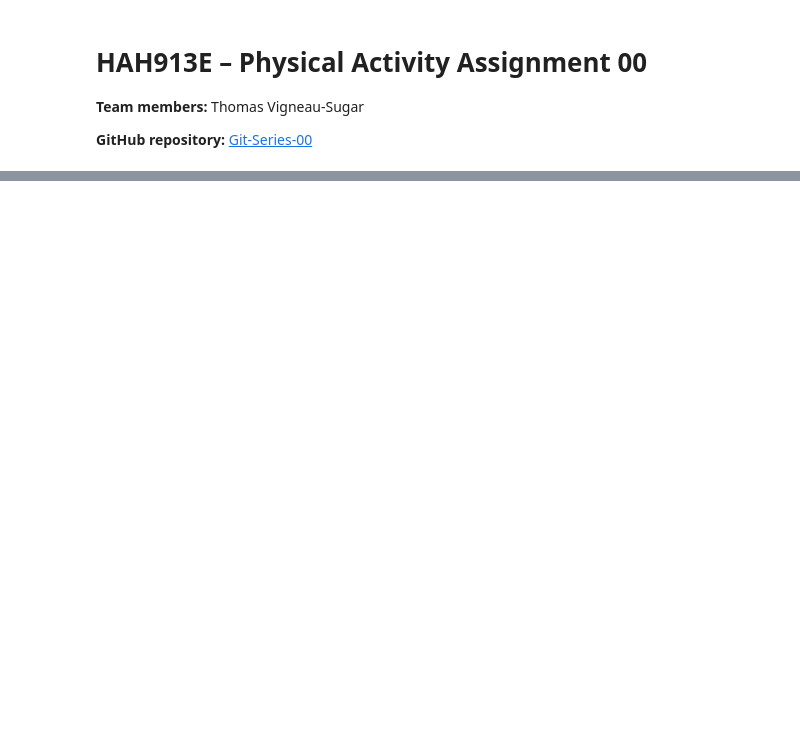
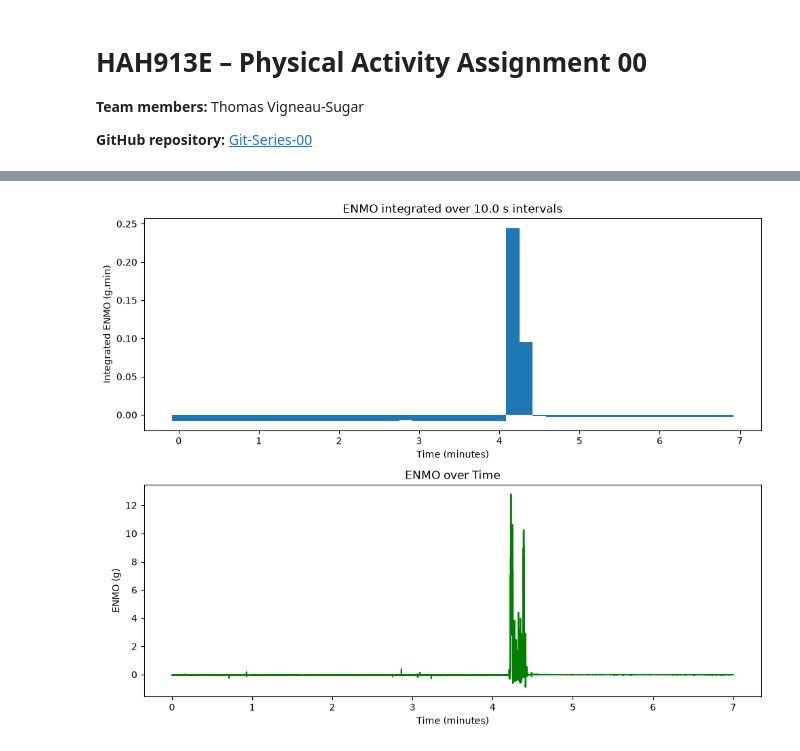
Before and after one commit to tom22121/Git-Series-00, a Jupyter notebook: HAH913E_PA_00.ipynb, the cells around one changed output, grey strips where cells are left out. Cells and saved outputs as stored; diff of their text form; code cells hidden in the pictures; blank space fills up the shorter version.

```diff
--- a/HAH913E_PA_00.ipynb
+++ b/HAH913E_PA_00.ipynb
@@ -194,0 +87,15 @@ The main period of increased physical activity is visible with all three epoch d
+# %%
+def integrate_enmo(enmo, epoch_seconds, fs):
+    samples_per_epoch = int(epoch_seconds * fs)
+    n_epochs = len(enmo) // samples_per_epoch
+
+    integrated = []
+
+    for i in range(n_epochs):
+        start = i * samples_per_epoch
+        end = start + samples_per_epoch
+        epoch = enmo[start:end]
+
+        integrated.append(np.sum(epoch) / (fs * 60))
+
+    return np.array(integrated)
@@ -194,0 +106,24 @@ The main period of increased physical activity is visible with all three epoch d
+# %%
+epoch_seconds = 10
+
+integrated_10 = integrate_enmo(enmo, epoch_seconds, fs)
+time_10 = np.arange(len(integrated_10)) * epoch_seconds / 60
+
+plt.figure(figsize=(10, 8))
+
+plt.subplot(2, 1, 1)
+plt.bar(time_10, integrated_10, width=epoch_seconds/60)
+plt.xlabel("Time (minutes)")
+plt.ylabel("Integrated ENMO (g.min)")
+plt.title("ENMO integrated over 10.0 s intervals")
+
+plt.subplot(2, 1, 2)
+plt.plot(time_minutes, enmo, color="green")
+plt.xlabel("Time (minutes)")
+plt.ylabel("ENMO (g)")
+plt.title("ENMO over Time")
+
+plt.tight_layout()
+plt.show()
+# %% [output]
+[figure, added]
```
Also changed, not shown: parts of 34 cells of this notebook.
